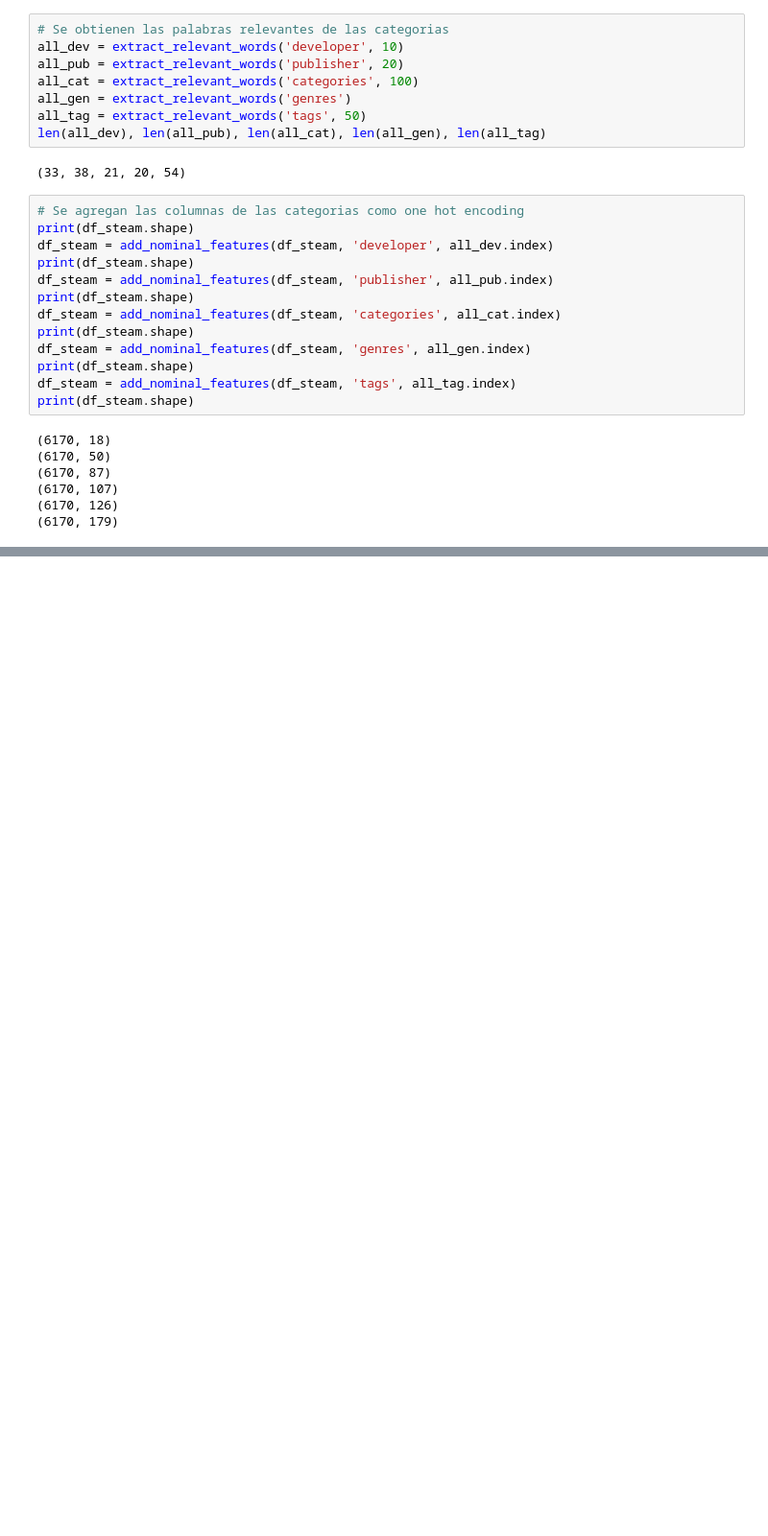
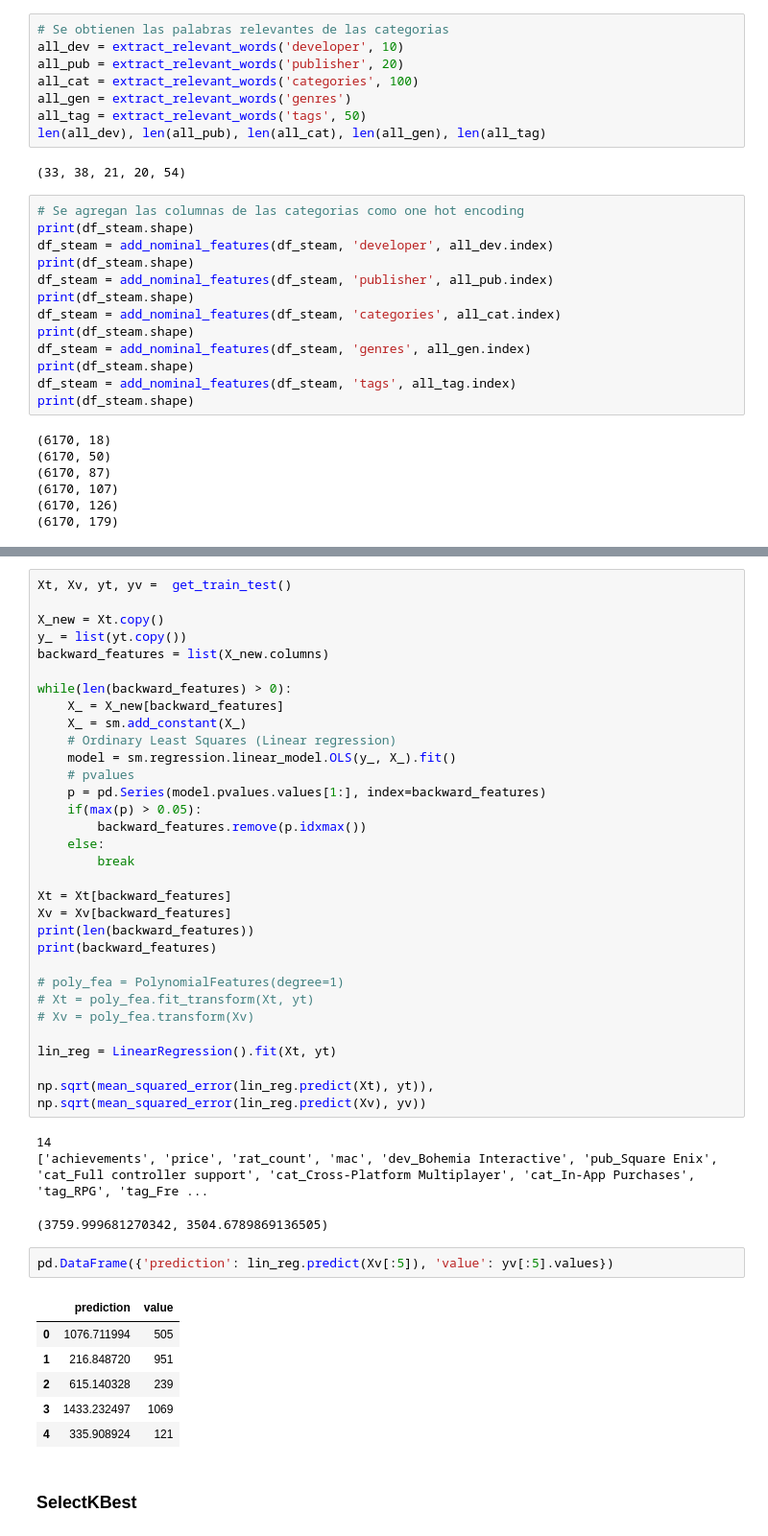
Before and after one commit to diegoias12/Steam-store-games, a Jupyter notebook: Steam store games.ipynb, the cells around one changed output, grey strips where cells are left out. Shown at 96% size. Cells and saved outputs as stored; diff of their text form; blank space fills up the shorter version.

```diff
--- a/Steam store games.ipynb
+++ b/Steam store games.ipynb
@@ -148,0 +176,46 @@ y = X.pop('average_playtime'); X.drop('median_playtime', axis=1, inplace=True)
+# %%
+Xt, Xv, yt, yv =  get_train_test()
+
+X_new = Xt.copy()
+y_ = list(yt.copy())
+backward_features = list(X_new.columns)
+
+while(len(backward_features) > 0):
+    X_ = X_new[backward_features]
+    X_ = sm.add_constant(X_)
+    # Ordinary Least Squares (Linear regression)
+    model = sm.regression.linear_model.OLS(y_, X_).fit()
+    # pvalues
+    p = pd.Series(model.pvalues.values[1:], index=backward_features)
+    if(max(p) > 0.05):
+        backward_features.remove(p.idxmax())
+    else:
+        break
+
+Xt = Xt[backward_features]
+Xv = Xv[backward_features]
+print(len(backward_features))
+print(backward_features)
+
+# poly_fea = PolynomialFeatures(degree=1)
+# Xt = poly_fea.fit_transform(Xt, yt)
+# Xv = poly_fea.transform(Xv)
+
+lin_reg = LinearRegression().fit(Xt, yt)
+
+np.sqrt(mean_squared_error(lin_reg.predict(Xt), yt)), np.sqrt(mean_squared_error(lin_reg.predict(Xv), yv))
+# %% [output]
+14
+['achievements', 'price', 'rat_count', 'mac', 'dev_Bohemia Interactive', 'pub_Square Enix', 'cat_Full controller support', 'cat_Cross-Platform Multiplayer', 'cat_In-App Purchases', 'tag_RPG', 'tag_Fre ...
+(3759.999681270342, 3504.6789869136505)
+# %%
+pd.DataFrame({'prediction': lin_reg.predict(Xv[:5]), 'value': yv[:5].values})
+# %% [output]
+|  | prediction | value |
+| 0 | 1076.711994 | 505 |
+| 1 | 216.848720 | 951 |
+| 2 | 615.140328 | 239 |
+| 3 | 1433.232497 | 1069 |
+| 4 | 335.908924 | 121 |
+# %% [markdown]
+### SelectKBest
```
Also changed, not shown: parts of 19 cells of this notebook.
